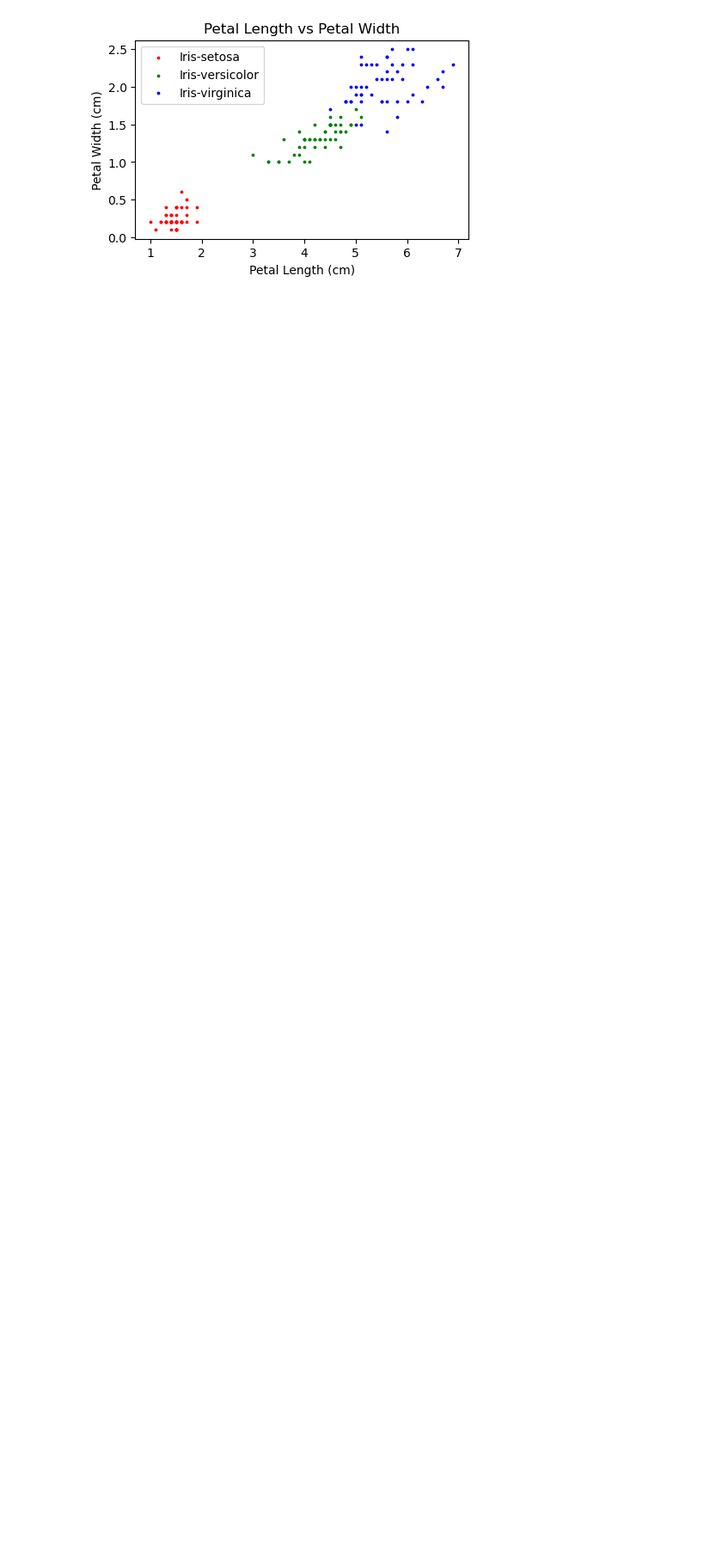
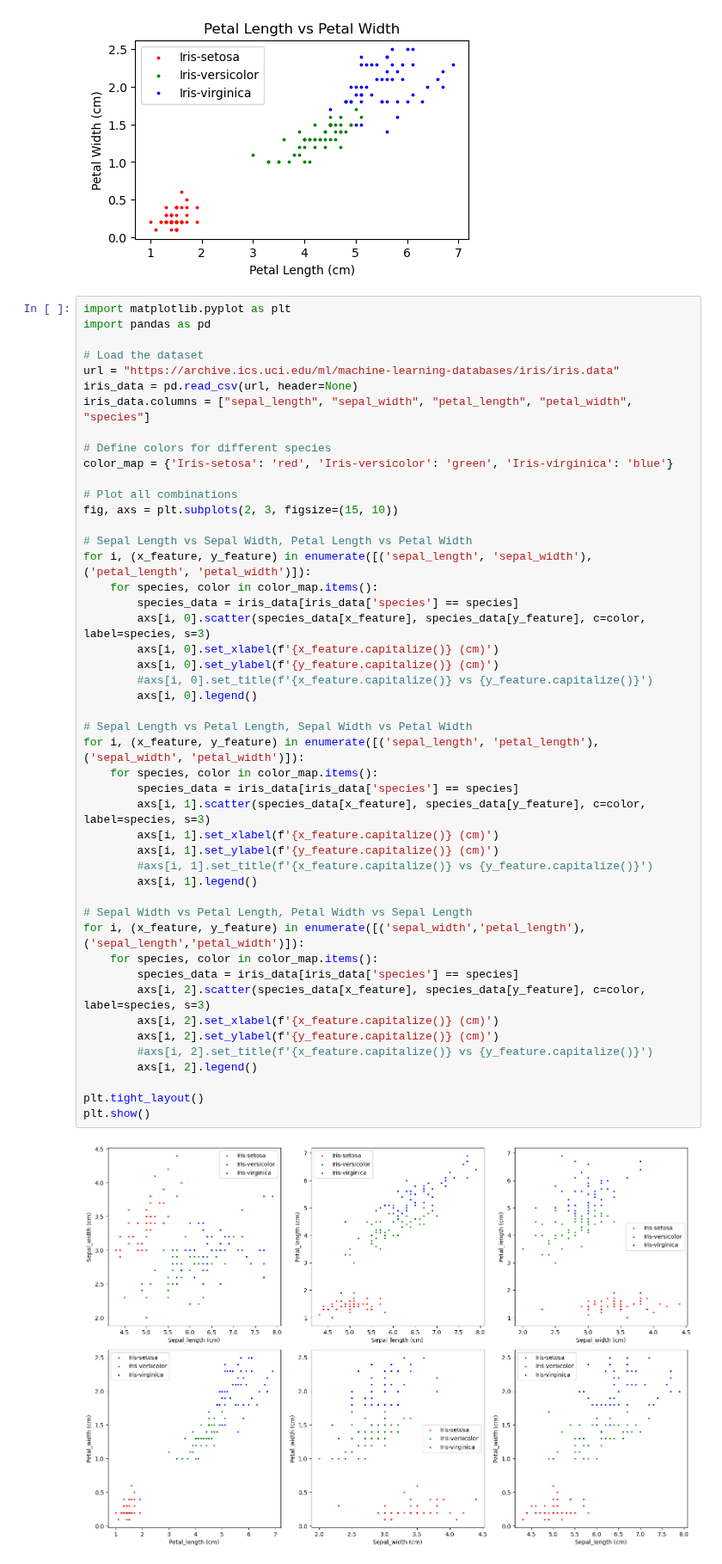
Before and after one commit to aklimakhanam/Data_Analysis_Projects, a Jupyter notebook: Module7.ipynb, the cells around one changed output. Shown at 86% size. Saved outputs shown, nothing was run; the diff lists cells and outputs as text; blank space fills up the shorter version.

```diff
--- a/Module7.ipynb
+++ b/Module7.ipynb
@@ -38,6 +38,55 @@ plt.show()
 # %% [output]
 [figure]
 [figure]
+# %%
+import matplotlib.pyplot as plt
+import pandas as pd
+
+# Load the dataset
+url = "https://archive.ics.uci.edu/ml/machine-learning-databases/iris/iris.data"
+iris_data = pd.read_csv(url, header=None)
+iris_data.columns = ["sepal_length", "sepal_width", "petal_length", "petal_width", "species"]
+
+# Define colors for different species
+color_map = {'Iris-setosa': 'red', 'Iris-versicolor': 'green', 'Iris-virginica': 'blue'}
+
+# Plot all combinations
+fig, axs = plt.subplots(2, 3, figsize=(15, 10))
+
+# Sepal Length vs Sepal Width, Petal Length vs Petal Width
+for i, (x_feature, y_feature) in enumerate([('sepal_length', 'sepal_width'), ('petal_length', 'petal_width')]):
+    for species, color in color_map.items():
+        species_data = iris_data[iris_data['species'] == species]
+        axs[i, 0].scatter(species_data[x_feature], species_data[y_feature], c=color, label=species, s=3)
+        axs[i, 0].set_xlabel(f'{x_feature.capitalize()} (cm)')
+        axs[i, 0].set_ylabel(f'{y_feature.capitalize()} (cm)')
+        #axs[i, 0].set_title(f'{x_feature.capitalize()} vs {y_feature.capitalize()}')
+        axs[i, 0].legend()
+
+# Sepal Length vs Petal Length, Sepal Width vs Petal Width
+for i, (x_feature, y_feature) in enumerate([('sepal_length', 'petal_length'), ('sepal_width', 'petal_width')]):
+    for species, color in color_map.items():
+        species_data = iris_data[iris_data['species'] == species]
+        axs[i, 1].scatter(species_data[x_feature], species_data[y_feature], c=color, label=species, s=3)
+        axs[i, 1].set_xlabel(f'{x_feature.capitalize()} (cm)')
+        axs[i, 1].set_ylabel(f'{y_feature.capitalize()} (cm)')
+        #axs[i, 1].set_title(f'{x_feature.capitalize()} vs {y_feature.capitalize()}')
+        axs[i, 1].legend()
+
+# Sepal Width vs Petal Length, Petal Width vs Sepal Length
+for i, (x_feature, y_feature) in enumerate([('sepal_width','petal_length'), ('sepal_length','petal_width')]):
+    for species, color in color_map.items():
+        species_data = iris_data[iris_data['species'] == species]
+        axs[i, 2].scatter(species_data[x_feature], species_data[y_feature], c=color, label=species, s=3)
+        axs[i, 2].set_xlabel(f'{x_feature.capitalize()} (cm)')
+        axs[i, 2].set_ylabel(f'{y_feature.capitalize()} (cm)')
+        #axs[i, 2].set_title(f'{x_feature.capitalize()} vs {y_feature.capitalize()}')
+        axs[i, 2].legend()
+
+plt.tight_layout()
+plt.show()
+# %% [output]
+[figure, added]
 # %%
 weak_learner = DecisionTreeClassifier(max_leaf_nodes=5)
 
```
Also changed, not shown: parts of 1 cell of this notebook.
